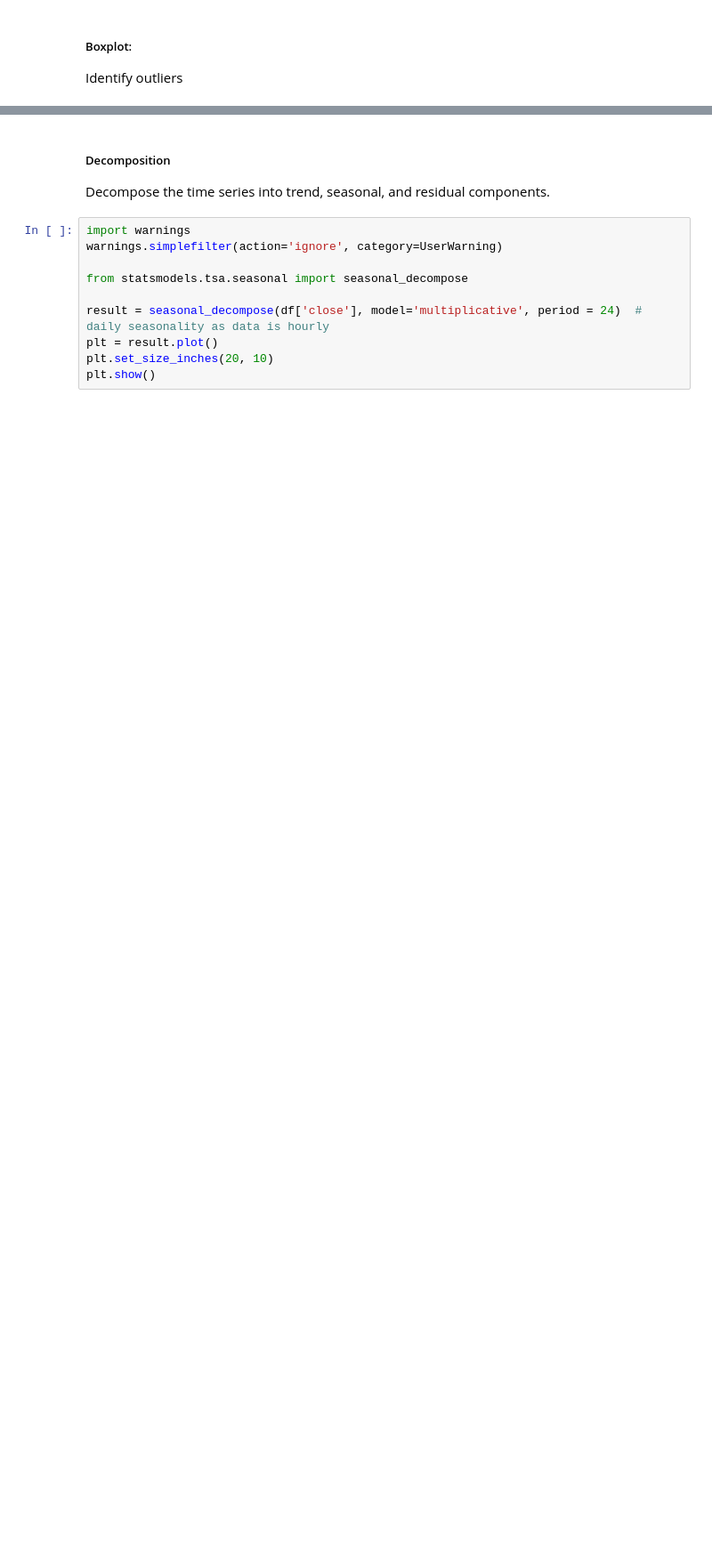
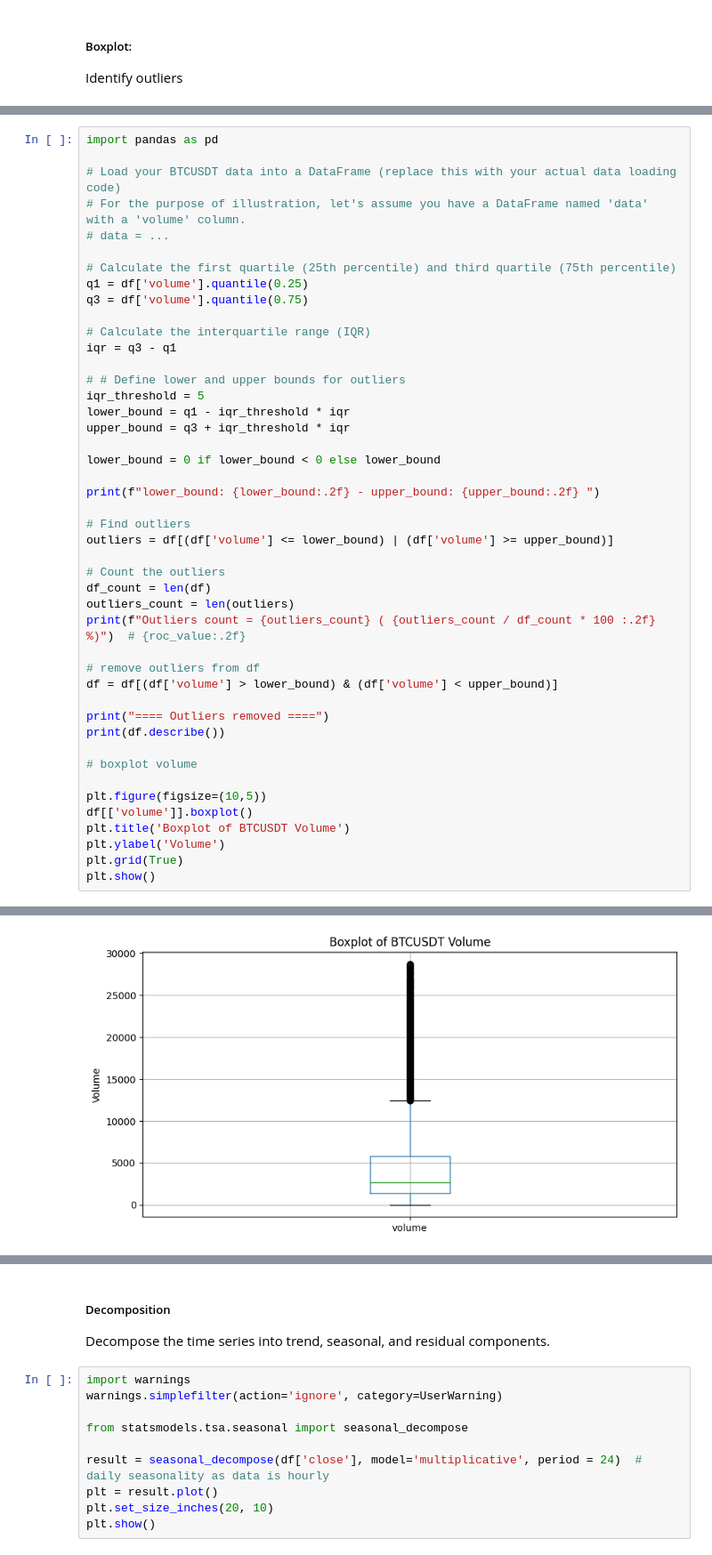
Before and after one commit to natapone/btc_live_price_prediction, a Jupyter notebook: 01_data_exploration.ipynb, the cells around one changed output, grey strips where cells are left out. Shown at 89% size. Drawn from its saved outputs; the diff is of its cells as text; blank space fills up the shorter version.

Commit message:
explore outlier

```diff
--- a/01_data_exploration.ipynb
+++ b/01_data_exploration.ipynb
@@ -113,0 +139,46 @@ plt.show()
+# %%
+import pandas as pd
+
+# Load your BTCUSDT data into a DataFrame (replace this with your actual data loading code)
+# For the purpose of illustration, let's assume you have a DataFrame named 'data' with a 'volume' column.
+# data = ...
+
+# Calculate the first quartile (25th percentile) and third quartile (75th percentile)
+q1 = df['volume'].quantile(0.25)
+q3 = df['volume'].quantile(0.75)
+
+# Calculate the interquartile range (IQR)
+iqr = q3 - q1
+
+# # Define lower and upper bounds for outliers
+iqr_threshold = 5
+lower_bound = q1 - iqr_threshold * iqr
+upper_bound = q3 + iqr_threshold * iqr
+
+lower_bound = 0 if lower_bound < 0 else lower_bound
+
+print(f"lower_bound: {lower_bound:.2f} - upper_bound: {upper_bound:.2f} ")
+
+# Find outliers
+outliers = df[(df['volume'] <= lower_bound) | (df['volume'] >= upper_bound)]
+
+# Count the outliers
+df_count = len(df)
+outliers_count = len(outliers)
+print(f"Outliers count = {outliers_count} ( {outliers_count / df_count * 100 :.2f} %)")  # {roc_value:.2f}
+
+# remove outliers from df
+df = df[(df['volume'] > lower_bound) & (df['volume'] < upper_bound)]
+
+print("==== Outliers removed ====")
+print(df.describe())
+
+# boxplot volume
+
+plt.figure(figsize=(10,5))
+df[['volume']].boxplot()
+plt.title('Boxplot of BTCUSDT Volume')
+plt.ylabel('Volume')
+plt.grid(True)
+plt.show()
+# %% [output]
@@ -113,0 +202 @@ plt.show()
+[figure, added]
```
Also changed, not shown: parts of 8 cells of this notebook, 1 other file.
